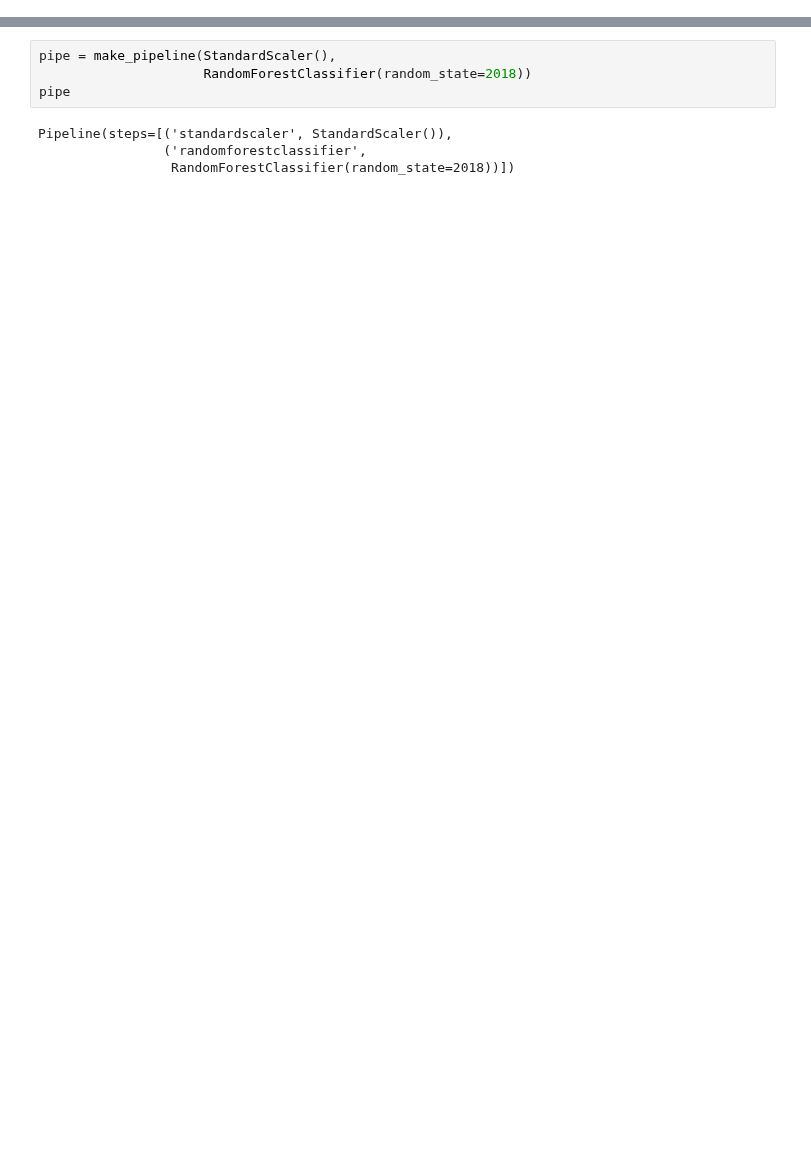
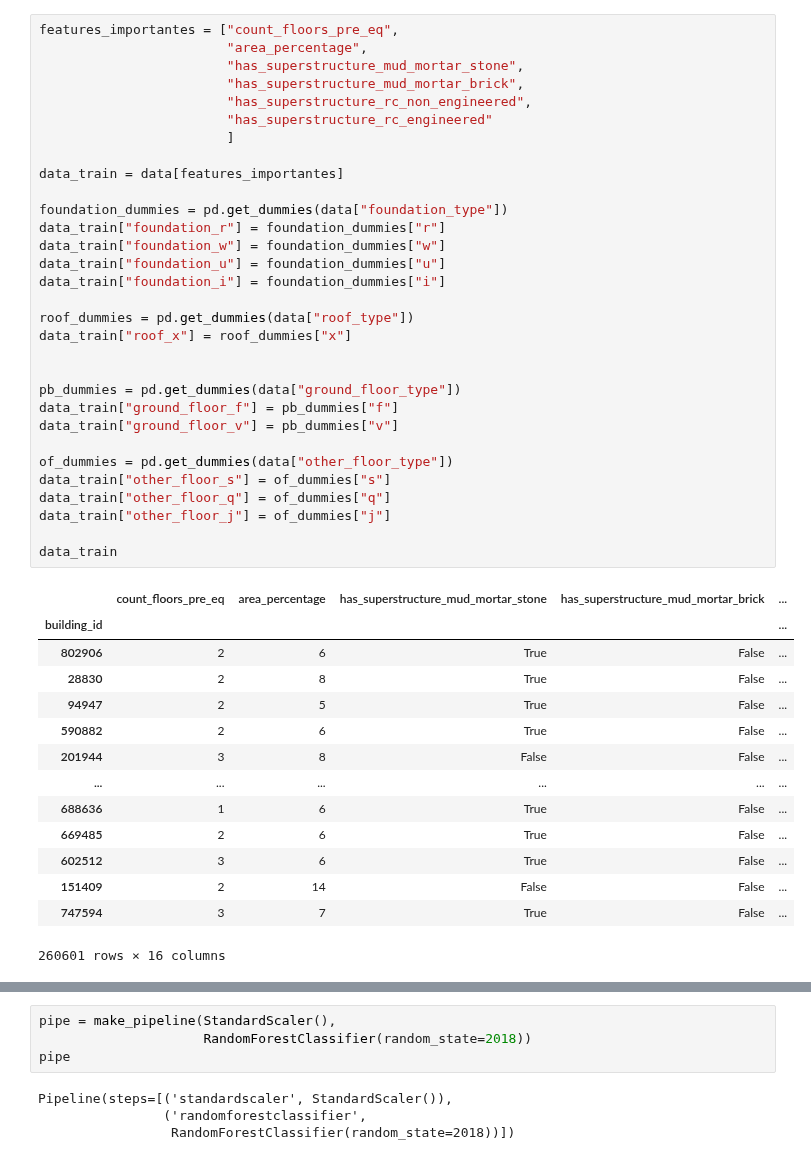
Before and after one commit to DanteReinaudo/EarthquakeDamagePrediction, a Jupyter notebook: tp2/Random Forest.ipynb, the cells around one changed output, grey strips where cells are left out. Saved outputs shown, nothing was run; the diff lists cells and outputs as text; blank space fills up the shorter version.

```diff
--- a/tp2/Random Forest.ipynb
+++ b/tp2/Random Forest.ipynb
@@ -34 +108,47 @@ dtype: object
+# %%
+features_importantes = ["count_floors_pre_eq",
+                        "area_percentage",
+                        "has_superstructure_mud_mortar_stone",
+                        "has_superstructure_mud_mortar_brick",
+                        "has_superstructure_rc_non_engineered",
+                        "has_superstructure_rc_engineered"
+                        ]
+
+data_train = data[features_importantes]
+
+foundation_dummies = pd.get_dummies(data["foundation_type"])
+data_train["foundation_r"] = foundation_dummies["r"]
+data_train["foundation_w"] = foundation_dummies["w"]
+data_train["foundation_u"] = foundation_dummies["u"]
+data_train["foundation_i"] = foundation_dummies["i"]
+
+roof_dummies = pd.get_dummies(data["roof_type"])
+data_train["roof_x"] = roof_dummies["x"]
+
+
+pb_dummies = pd.get_dummies(data["ground_floor_type"])
+data_train["ground_floor_f"] = pb_dummies["f"]
+data_train["ground_floor_v"] = pb_dummies["v"]
+
+of_dummies = pd.get_dummies(data["other_floor_type"])
+data_train["other_floor_s"] = of_dummies["s"]
+data_train["other_floor_q"] = of_dummies["q"]
+data_train["other_floor_j"] = of_dummies["j"]
+
+data_train
+# %% [output]
+|  | count_floors_pre_eq | area_percentage | has_superstructure_mud_mortar_stone | has_superstructure_mud_mortar_brick | ... |
+| building_id |  |  |  |  | ... |
+| 802906 | 2 | 6 | True | False | ... |
+| 28830 | 2 | 8 | True | False | ... |
+| 94947 | 2 | 5 | True | False | ... |
+| 590882 | 2 | 6 | True | False | ... |
+| 201944 | 3 | 8 | False | False | ... |
+| ... | ... | ... | ... | ... | ... |
+| 688636 | 1 | 6 | True | False | ... |
+| 669485 | 2 | 6 | True | False | ... |
+| 602512 | 3 | 6 | True | False | ... |
+| 151409 | 2 | 14 | False | False | ... |
+| 747594 | 3 | 7 | True | False | ... |
+260601 rows × 16 columns
 # %%
```
Also changed, not shown: parts of 39 cells of this notebook, 2 other files.
